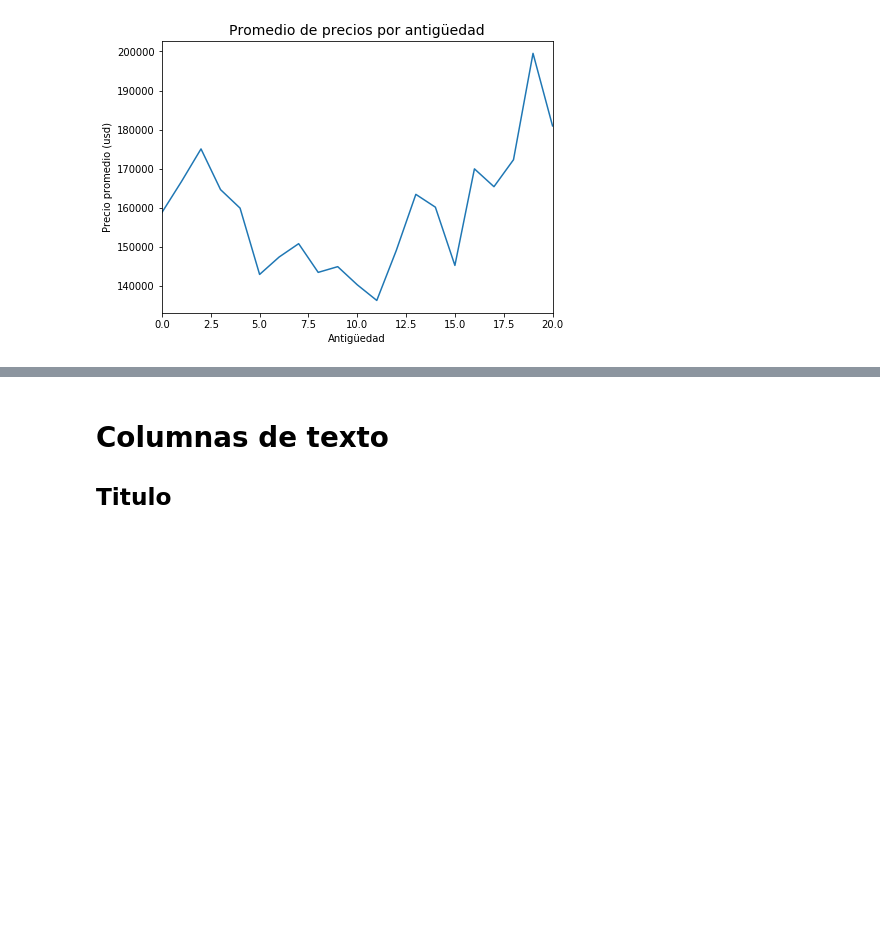
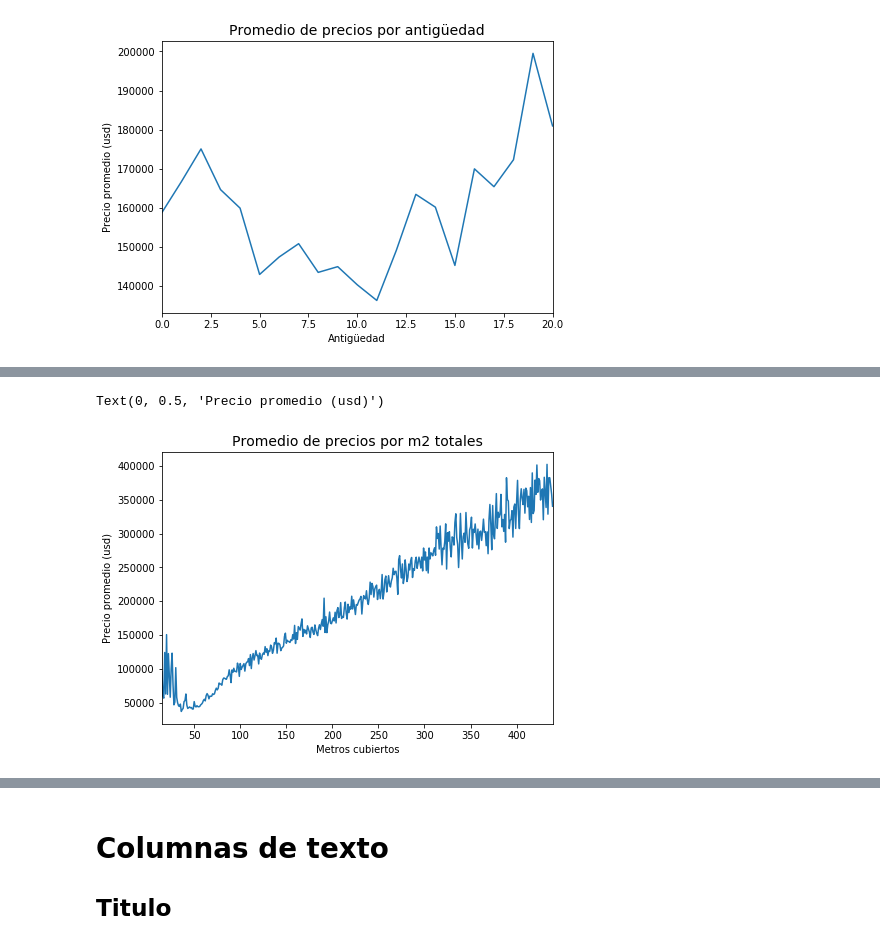
Before and after one commit to rozanecm/7506_2c2019_tp1, a Jupyter notebook: notebooks/basic general analysis by rozanecm.ipynb, the cells around one changed output, grey strips where cells are left out. Drawn from its saved outputs; the diff is of its cells as text; code cells hidden in the pictures; blank space fills up the shorter version.

```diff
--- a/notebooks/basic general analysis by rozanecm.ipynb
+++ b/notebooks/basic general analysis by rozanecm.ipynb
@@ -379,0 +398,8 @@ Text(0, 0.5, 'Precio promedio (usd)')
+# %%
+ax = df.groupby('metroscubiertos')['precio_usd'].mean().sort_index().plot(figsize=(7,5), title='asdf')
+ax.set_title('Promedio de precios por m2 totales', fontdict={'fontsize':14})
+ax.set_xlabel('Metros cubiertos')
+ax.set_ylabel('Precio promedio (usd)')
+# %% [output]
+Text(0, 0.5, 'Precio promedio (usd)')
+[figure, added]
```
Also changed, not shown: parts of 15 cells of this notebook.
